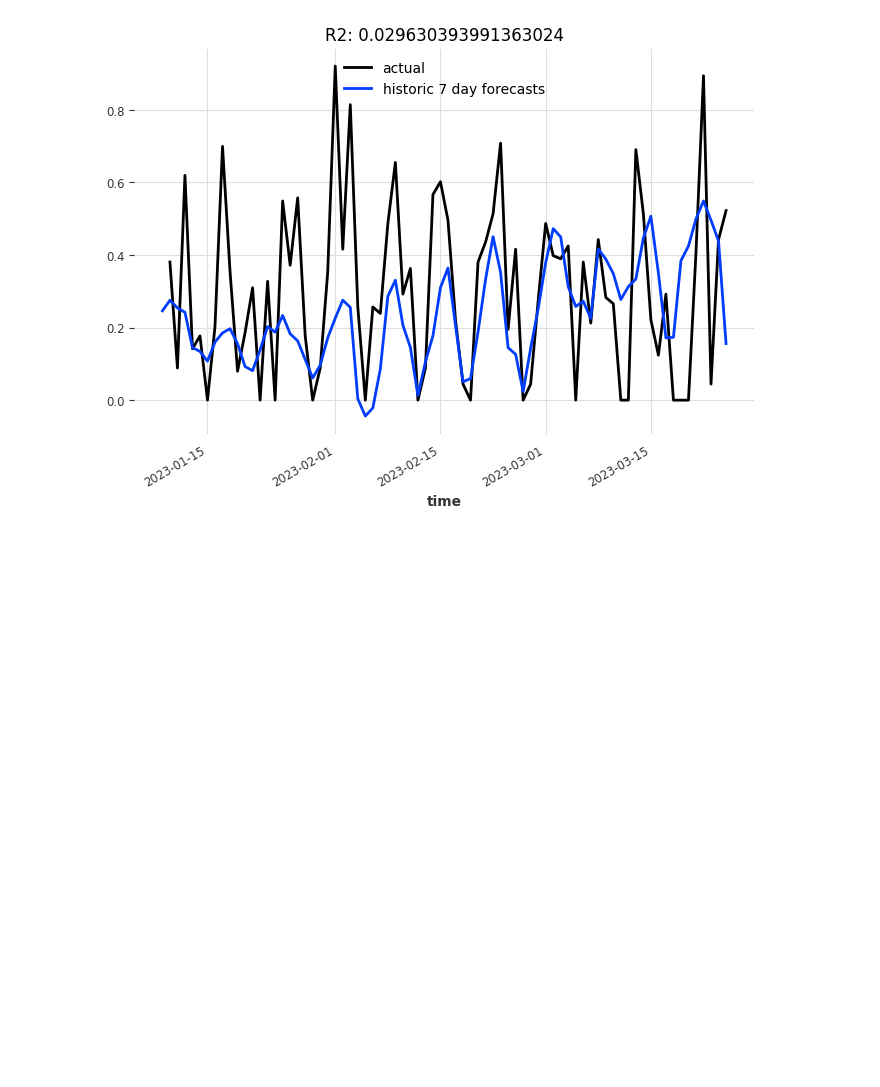
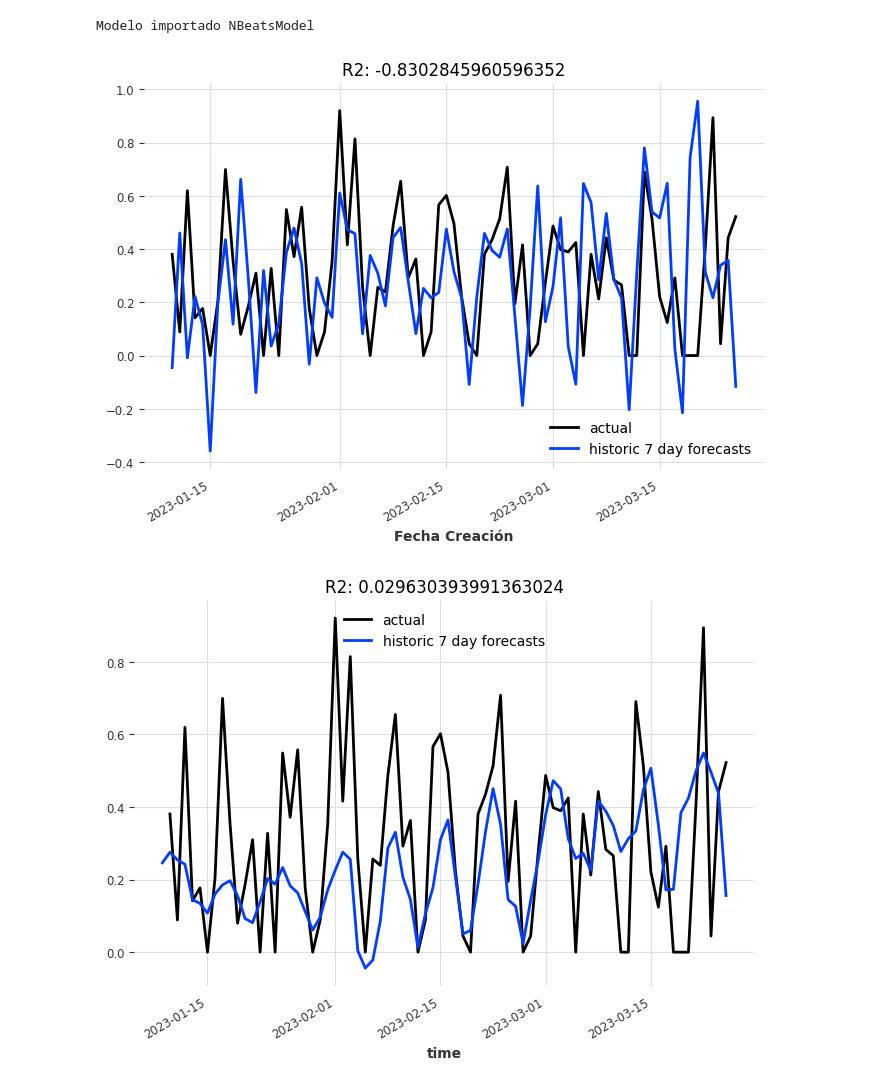
Before and after one commit to brayanfz013/app_predicction, a Jupyter notebook: notebooks/Train.ipynb, the cells around one changed output. Saved outputs shown, nothing was run; the diff lists cells and outputs as text; code cells hidden in the pictures; blank space fills up the shorter version.

```diff
--- a/notebooks/Train.ipynb
+++ b/notebooks/Train.ipynb
@@ -353,0 +300,24 @@ display_forecast(pred_series, data_, "7 day", start_date=hyperparametrizacion.sp
+# %%
+# MODE_USED = 'RNNModel'
+MODE_USED = 'NBeatsModel'
+modelo = ModelContext(model_name = MODE_USED,
+                      data=data_,
+                      split=83,
+                      **parameters)
+
+# model_trained = modelo.train()
+
+# modelo.optimize()
+
+modelo.save(model_trained,scaler=scalesr)
+# %% [output]
+Modelo importado NBeatsModel
+# %%
+pred_series = model_trained.predict(
+    series=modelo.tunne_parameter.train,
+    n = len(modelo.tunne_parameter.val)
+)
+# %%
+display_forecast(pred_series, data_, "7 day", start_date=modelo.tunne_parameter.split_value)
+# %% [output]
+[figure, added]
```
Also changed, not shown: parts of 14 cells of this notebook, 17 other files.
